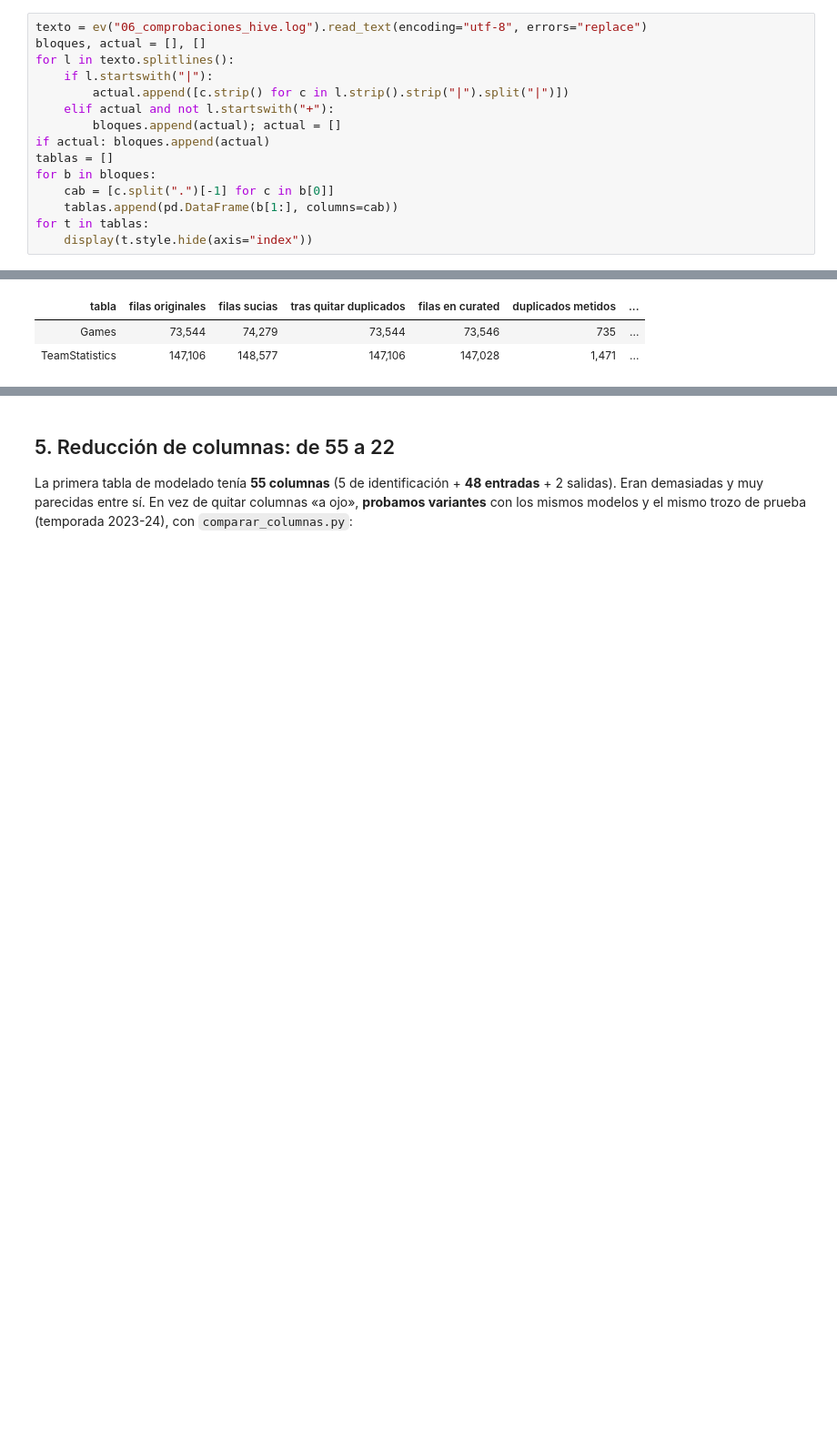
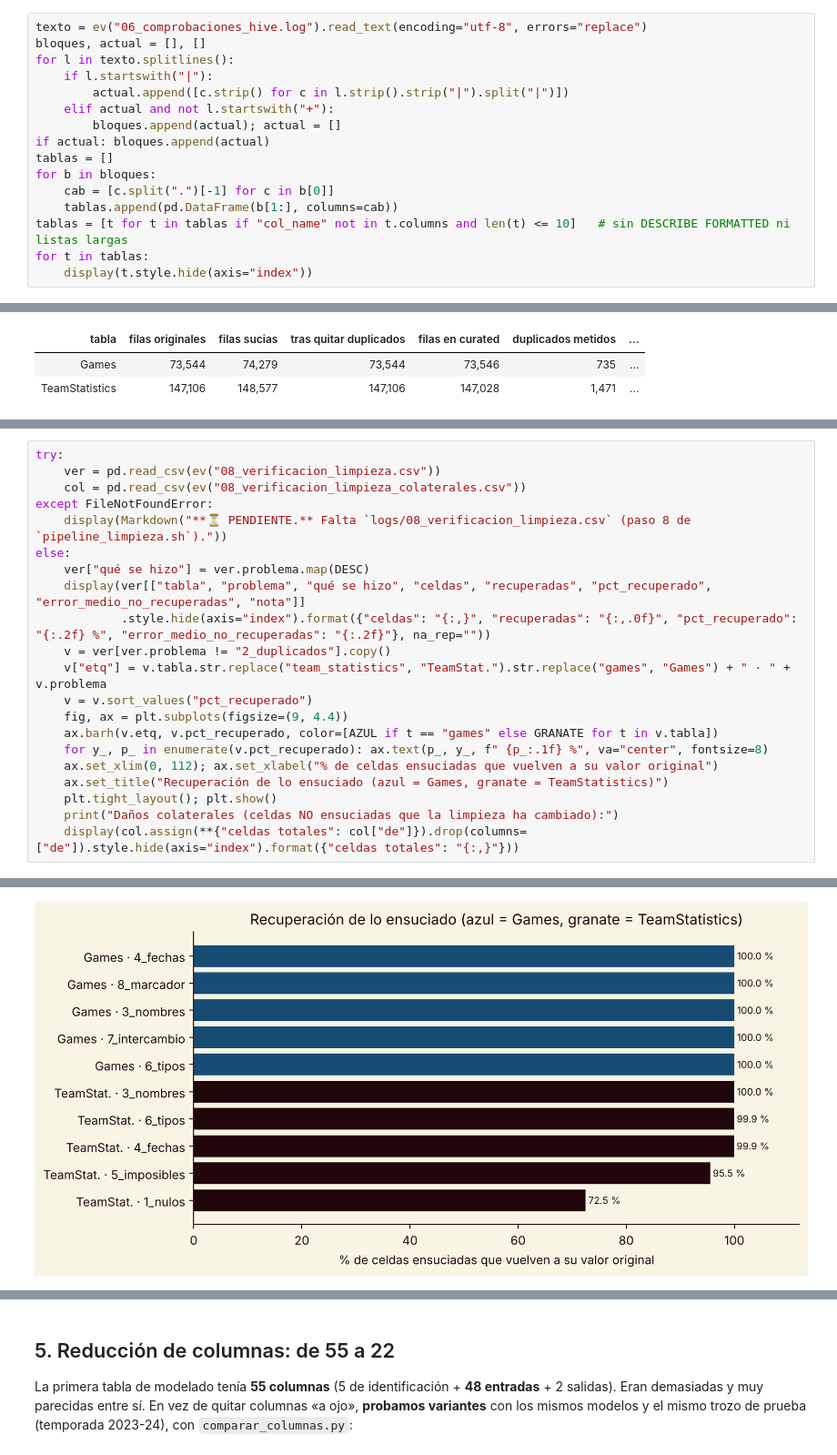
Before and after one commit to aimardf/proyecto-nba-bigdata-ia, a Jupyter notebook: notebooks/HoopMind_progreso_entrega2.ipynb, the cells around one changed output, grey strips where cells are left out. Shown at 91% size. Cells and saved outputs as stored; diff of their text form; blank space fills up the shorter version.

```diff
--- a/notebooks/HoopMind_progreso_entrega2.ipynb
+++ b/notebooks/HoopMind_progreso_entrega2.ipynb
@@ -200,6 +200,7 @@ tablas = []
 for b in bloques:
     cab = [c.split(".")[-1] for c in b[0]]
     tablas.append(pd.DataFrame(b[1:], columns=cab))
+tablas = [t for t in tablas if "col_name" not in t.columns and len(t) <= 10]   # sin DESCRIBE FORMATTED ni listas largas
 for t in tablas:
     display(t.style.hide(axis="index"))
 # %% [output]
@@ -274,0 +281,22 @@ else:
+# %%
+try:
+    ver = pd.read_csv(ev("08_verificacion_limpieza.csv"))
+    col = pd.read_csv(ev("08_verificacion_limpieza_colaterales.csv"))
+except FileNotFoundError:
+    display(Markdown("**⏳ PENDIENTE.** Falta `logs/08_verificacion_limpieza.csv` (paso 8 de `pipeline_limpieza.sh`)."))
+else:
+    ver["qué se hizo"] = ver.problema.map(DESC)
+    display(ver[["tabla", "problema", "qué se hizo", "celdas", "recuperadas", "pct_recuperado", "error_medio_no_recuperadas", "nota"]]
+            .style.hide(axis="index").format({"celdas": "{:,}", "recuperadas": "{:,.0f}", "pct_recuperado": "{:.2f} %", "error_medio_no_recuperadas": "{:.2f}"}, na_rep=""))
+    v = ver[ver.problema != "2_duplicados"].copy()
+    v["etq"] = v.tabla.str.replace("team_statistics", "TeamStat.").str.replace("games", "Games") + " · " + v.problema
+    v = v.sort_values("pct_recuperado")
+    fig, ax = plt.subplots(figsize=(9, 4.4))
+    ax.barh(v.etq, v.pct_recuperado, color=[AZUL if t == "games" else GRANATE for t in v.tabla])
+    for y_, p_ in enumerate(v.pct_recuperado): ax.text(p_, y_, f" {p_:.1f} %", va="center", fontsize=8)
+    ax.set_xlim(0, 112); ax.set_xlabel("% de celdas ensuciadas que vuelven a su valor original")
+    ax.set_title("Recuperación de lo ensuciado (azul = Games, granate = TeamStatistics)")
+    plt.tight_layout(); plt.show()
+    print("Daños colaterales (celdas NO ensuciadas que la limpieza ha cambiado):")
+    display(col.assign(**{"celdas totales": col["de"]}).drop(columns=["de"]).style.hide(axis="index").format({"celdas totales": "{:,}"}))
+# %% [output]
@@ -274,0 +316 @@ else:
+[figure, added]
```
Also changed, not shown: parts of 11 cells of this notebook, 7 other files.
